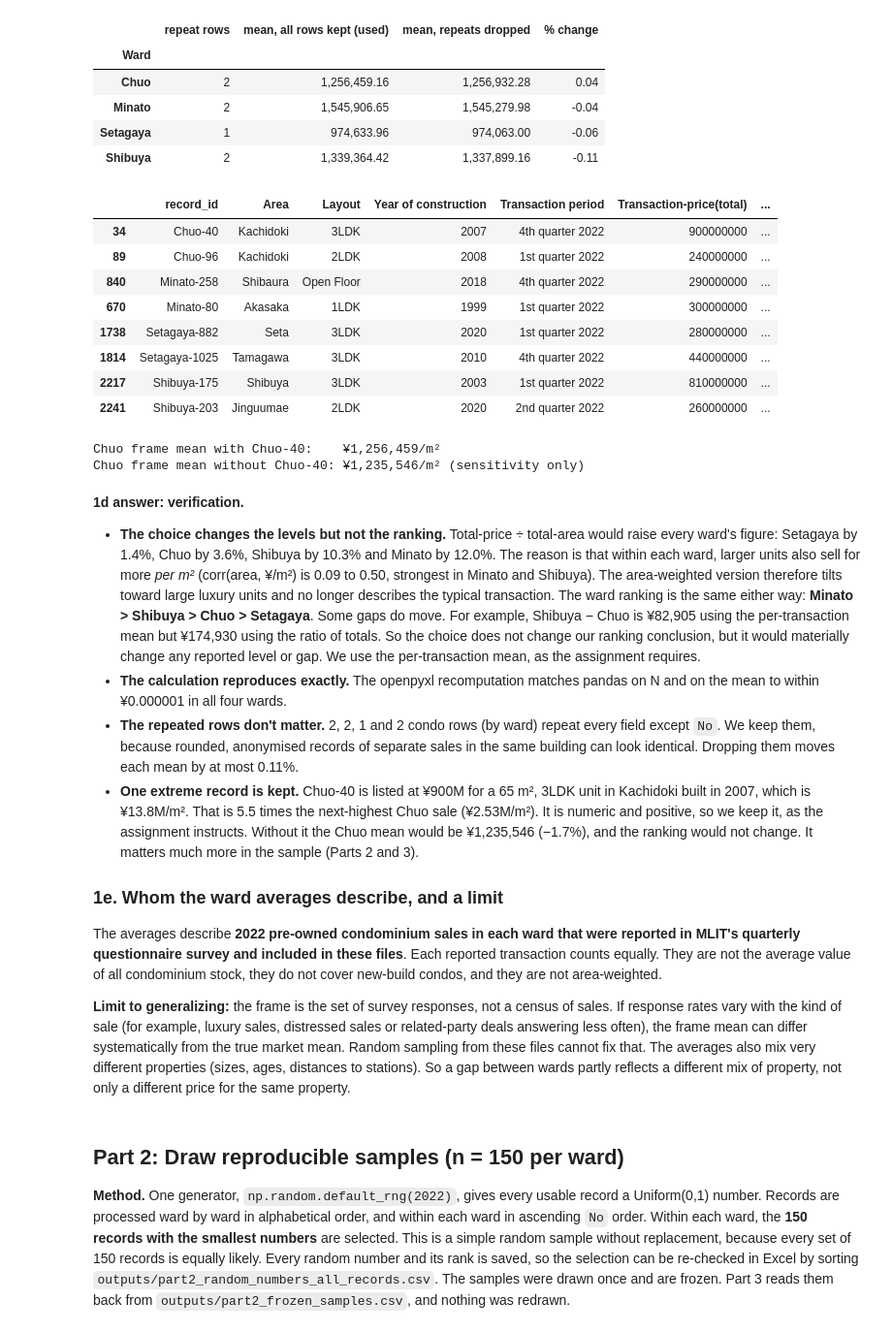
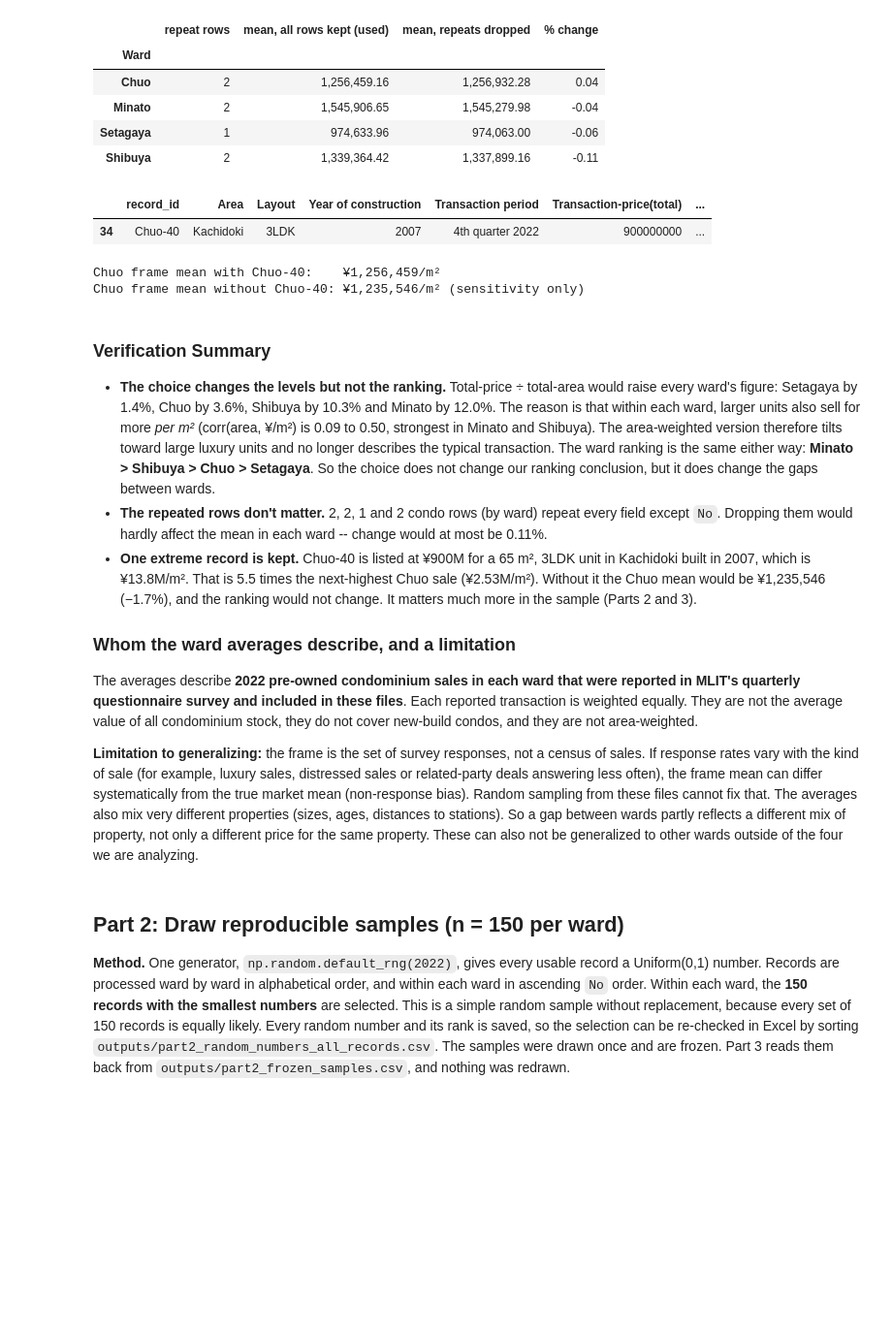
Before and after one commit to imdecimalcoder/DataNDecisions_Assignment2, a Jupyter notebook: Tokyo_RealEstate_Assignment2.ipynb, the cells around one changed output. Shown at 97% size. Drawn from its saved outputs; the diff is of its cells as text; code cells hidden in the pictures; blank space fills up the shorter version.

Commit message:
updated part 1

```diff
--- a/Tokyo_RealEstate_Assignment2.ipynb
+++ b/Tokyo_RealEstate_Assignment2.ipynb
@@ -45,11 +44,7 @@ Each file has a single sheet with the same 29 columns. `No` is a unique source i
 # %%
-raw = {w: pd.read_excel(DATA / f"{w}.xlsx", sheet_name=0) for w in WARDS}
+# checking counts in raw data file
+raw = {w: pd.read_excel(DATA / f"{w}.xlsx", sheet_name=0, engine="openpyxl") for w in WARDS}
 
-for w, df in raw.items():
-    assert df["No"].is_unique, f"{w}: No is not unique"
-    assert (df["Type"] == CONDO).sum() == df["Type"].str.lower().str.contains("condo").sum()
-    print(f"{w:9s} rows={len(df):5d}  columns={df.shape[1]}  No unique={df['No'].is_unique}")
-
-print("\nType labels in each file (exact strings):")
+print("Original Record Count:")
 print(pd.concat({w: df["Type"].value_counts() for w, df in raw.items()}, axis=1).fillna(0).astype(int))
 # %% [output]
@@ -303,36 +245,28 @@ dup_check
 | Setagaya | 1 | 974,633.96 | 974,063.00 | -0.06 |
 | Shibuya | 2 | 1,339,364.42 | 1,337,899.16 | -0.11 |
 # %%
-# Verification 4: the most extreme ¥/m² in the frame (kept; shown for transparency)
-top = frame.sort_values("ppsqm", ascending=False).groupby("Ward").head(2).sort_values(["Ward", "ppsqm"], ascending=[True, False])
+# Verification 4: the most extreme ¥/m² in the frame (kept)
+top = frame.sort_values("ppsqm", ascending=False).head(1).sort_values(["Ward", "ppsqm"], ascending=[True, False])
 display(top[["record_id", "Area", "Layout", "Year of construction", "Transaction period", PRICE, AREA, "ppsqm"]].astype({"Year of construction": "Int64"}))
 chuo = frame[frame["Ward"] == "Chuo"]
 print(f"Chuo frame mean with Chuo-40:    ¥{chuo['ppsqm'].mean():,.0f}/m²")
 print(f"Chuo frame mean without Chuo-40: ¥{chuo.loc[chuo['record_id'] != 'Chuo-40', 'ppsqm'].mean():,.0f}/m² (sensitivity only)")
 # %% [output]
 |  | record_id | Area | Layout | Year of construction | Transaction period | Transaction-price(total) | ... |
 | 34 | Chuo-40 | Kachidoki | 3LDK | 2007 | 4th quarter 2022 | 900000000 | ... |
-| 89 | Chuo-96 | Kachidoki | 2LDK | 2008 | 1st quarter 2022 | 240000000 | ... |
-| 840 | Minato-258 | Shibaura | Open Floor | 2018 | 4th quarter 2022 | 290000000 | ... |
-| 670 | Minato-80 | Akasaka | 1LDK | 1999 | 1st quarter 2022 | 300000000 | ... |
-| 1738 | Setagaya-882 | Seta | 3LDK | 2020 | 1st quarter 2022 | 280000000 | ... |
-| 1814 | Setagaya-1025 | Tamagawa | 3LDK | 2010 | 4th quarter 2022 | 440000000 | ... |
-| 2217 | Shibuya-175 | Shibuya | 3LDK | 2003 | 1st quarter 2022 | 810000000 | ... |
-| 2241 | Shibuya-203 | Jinguumae | 2LDK | 2020 | 2nd quarter 2022 | 260000000 | ... |
 Chuo frame mean with Chuo-40:    ¥1,256,459/m²
 Chuo frame mean without Chuo-40: ¥1,235,546/m² (sensitivity only)
 # %% [markdown]
-**1d answer: verification.**
+### Verification Summary
 
-- **The choice changes the levels but not the ranking.** Total-price ÷ total-area would raise every ward's figure: Setagaya by 1.4%, Chuo by 3.6%, Shibuya by 10.3% and Minato by 12.0%. The reason is that within each ward, larger units also sell for more *per m²* (corr(area, ¥/m²) is 0.09 to 0.50, strongest in Minato and Shibuya). The area-weighted version therefore tilts toward large luxury units and no longer describes the typical transaction. The ward ranking is the same either way: **Minato > Shibuya > Chuo > Setagaya**. Some gaps do move. For example, Shibuya − Chuo is ¥82,905 using the per-transaction mean but ¥174,930 using the ratio of totals. So the choice does not change our ranking conclusion, but it would materially change any reported level or gap. We use the per-transaction mean, as the assignment requires.
-- **The calculation reproduces exactly.** The openpyxl recomputation matches pandas on N and on the mean to within ¥0.000001 in all four wards.
-- **The repeated rows don't matter.** 2, 2, 1 and 2 condo rows (by ward) repeat every field except `No`. We keep them, because rounded, anonymised records of separate sales in the same building can look identical. Dropping them moves each mean by at most 0.11%.
-- **One extreme record is kept.** Chuo-40 is listed at ¥900M for a 65 m², 3LDK unit in Kachidoki built in 2007, which is ¥13.8M/m². That is 5.5 times the next-highest Chuo sale (¥2.53M/m²). It is numeric and positive, so we keep it, as the assignment instructs. Without it the Chuo mean would be ¥1,235,546 (−1.7%), and the ranking would not change. It matters much more in the sample (Parts 2 and 3).
+- **The choice changes the levels but not the ranking.** Total-price ÷ total-area would raise every ward's figure: Setagaya by 1.4%, Chuo by 3.6%, Shibuya by 10.3% and Minato by 12.0%. The reason is that within each ward, larger units also sell for more *per m²* (corr(area, ¥/m²) is 0.09 to 0.50, strongest in Minato and Shibuya). The area-weighted version therefore tilts toward large luxury units and no longer describes the typical transaction. The ward ranking is the same either way: **Minato > Shibuya > Chuo > Setagaya**. So the choice does not change our ranking conclusion, but it does change the gaps between wards.
+- **The repeated rows don't matter.** 2, 2, 1 and 2 condo rows (by ward) repeat every field except `No`. Dropping them would hardly affect the mean in each ward -- change would at most be 0.11%.
+- **One extreme record is kept.** Chuo-40 is listed at ¥900M for a 65 m², 3LDK unit in Kachidoki built in 2007, which is ¥13.8M/m². That is 5.5 times the next-highest Chuo sale (¥2.53M/m²). Without it the Chuo mean would be ¥1,235,546 (−1.7%), and the ranking would not change. It matters much more in the sample (Parts 2 and 3).
 
-### 1e. Whom the ward averages describe, and a limit
-The averages describe **2022 pre-owned condominium sales in each ward that were reported in MLIT's quarterly questionnaire survey and included in these files**. Each reported transaction counts equally. They are not the average value of all condominium stock, they do not cover new-build condos, and they are not area-weighted.
+### Whom the ward averages describe, and a limitation
+The averages describe **2022 pre-owned condominium sales in each ward that were reported in MLIT's quarterly questionnaire survey and included in these files**. Each reported transaction is weighted equally. They are not the average value of all condominium stock, they do not cover new-build condos, and they are not area-weighted.
 
-**Limit to generalizing:** the frame is the set of survey responses, not a census of sales. If response rates vary with the kind of sale (for example, luxury sales, distressed sales or related-party deals answering less often), the frame mean can differ systematically from the true market mean. Random sampling from these files cannot fix that. The averages also mix very different properties (sizes, ages, distances to stations). So a gap between wards partly reflects a different mix of property, not only a different price for the same property.
+**Limitation to generalizing:** the frame is the set of survey responses, not a census of sales. If response rates vary with the kind of sale (for example, luxury sales, distressed sales or related-party deals answering less often), the frame mean can differ systematically from the true market mean (non-response bias). Random sampling from these files cannot fix that. The averages also mix very different properties (sizes, ages, distances to stations). So a gap between wards partly reflects a different mix of property, not only a different price for the same property. These can also not be generalized to other wards outside of the four we are analyzing.
 # %% [markdown]
 ## Part 2: Draw reproducible samples (n = 150 per ward)
 
```
Also changed, not shown: parts of 16 cells of this notebook, 2 other files.
